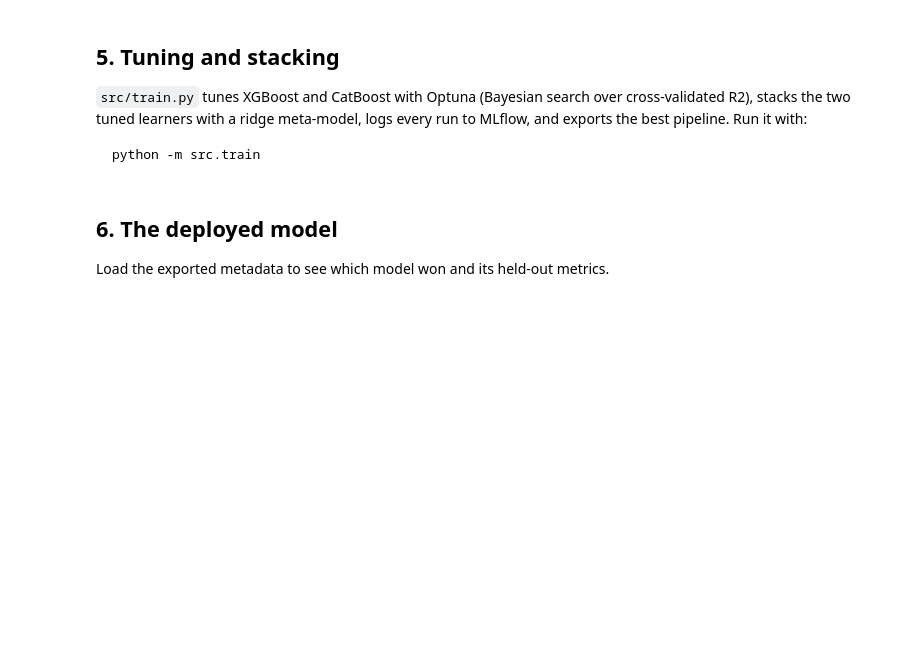
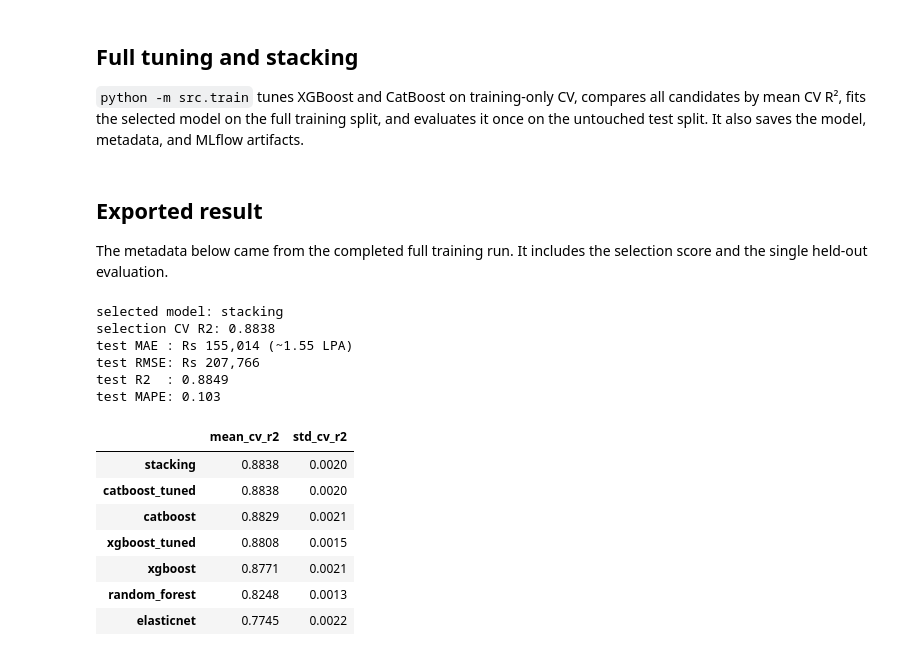
Before and after one commit to goyashek/tech-salary-advisor, a Jupyter notebook: notebooks/Salary_Prediction.ipynb, the cells around one changed output. Cells and saved outputs as stored; diff of their text form; code cells hidden in the pictures; blank space fills up the shorter version.

````diff
--- a/notebooks/Salary_Prediction.ipynb
+++ b/notebooks/Salary_Prediction.ipynb
@@ -76,21 +127,38 @@ pd.DataFrame(rows).set_index("model")
 # %% [markdown]
-## 5. Tuning and stacking
+## Full tuning and stacking
 
-`src/train.py` tunes XGBoost and CatBoost with Optuna (Bayesian search over
-cross-validated R2), stacks the two tuned learners with a ridge meta-model, logs
-every run to MLflow, and exports the best pipeline. Run it with:
-
-```bash
-python -m src.train
-```
+`python -m src.train` tunes XGBoost and CatBoost on training-only CV, compares all candidates by mean
+CV R², fits the selected model on the full training split, and evaluates it once on the untouched test
+split. It also saves the model, metadata, and MLflow artifacts.
 # %% [markdown]
-## 6. The deployed model
-Load the exported metadata to see which model won and its held-out metrics.
+## Exported result
+
+The metadata below came from the completed full training run. It includes the selection score and the
+single held-out evaluation.
 # %%
-import joblib
 meta = joblib.load(ROOT / cfg["output"]["metadata"])
-print("deployed model:", meta["model_name"])
-print(f"MAE  : Rs {meta['mae']:,.0f} (~{meta['mae']/1e5:.2f} LPA)")
-print(f"RMSE : Rs {meta['rmse']:,.0f}")
-print(f"R2   : {meta['r2']:.4f}")
-print(f"MAPE : {meta['mape']:.3f}")
+print("selected model:", meta["model_name"])
+print(f"selection CV R2: {meta['selection_cv_r2']:.4f}")
+print(f"test MAE : Rs {meta['mae']:,.0f} (~{meta['mae']/1e5:.2f} LPA)")
+print(f"test RMSE: Rs {meta['rmse']:,.0f}")
+print(f"test R2  : {meta['r2']:.4f}")
+print(f"test MAPE: {meta['mape']:.3f}")
+
+pd.DataFrame(meta["cv_results"]).T.rename(
+    columns={"mean": "mean_cv_r2", "std": "std_cv_r2"}
+).sort_values("mean_cv_r2", ascending=False).round(4)
+# %% [output]
+selected model: stacking
+selection CV R2: 0.8838
+test MAE : Rs 155,014 (~1.55 LPA)
+test RMSE: Rs 207,766
+test R2  : 0.8849
+test MAPE: 0.103
+|  | mean_cv_r2 | std_cv_r2 |
+| stacking | 0.8838 | 0.0020 |
+| catboost_tuned | 0.8838 | 0.0020 |
+| catboost | 0.8829 | 0.0021 |
+| xgboost_tuned | 0.8808 | 0.0015 |
+| xgboost | 0.8771 | 0.0021 |
+| random_forest | 0.8248 | 0.0013 |
+| elasticnet | 0.7745 | 0.0022 |
````
Also changed, not shown: parts of 9 cells of this notebook, 14 other files.
